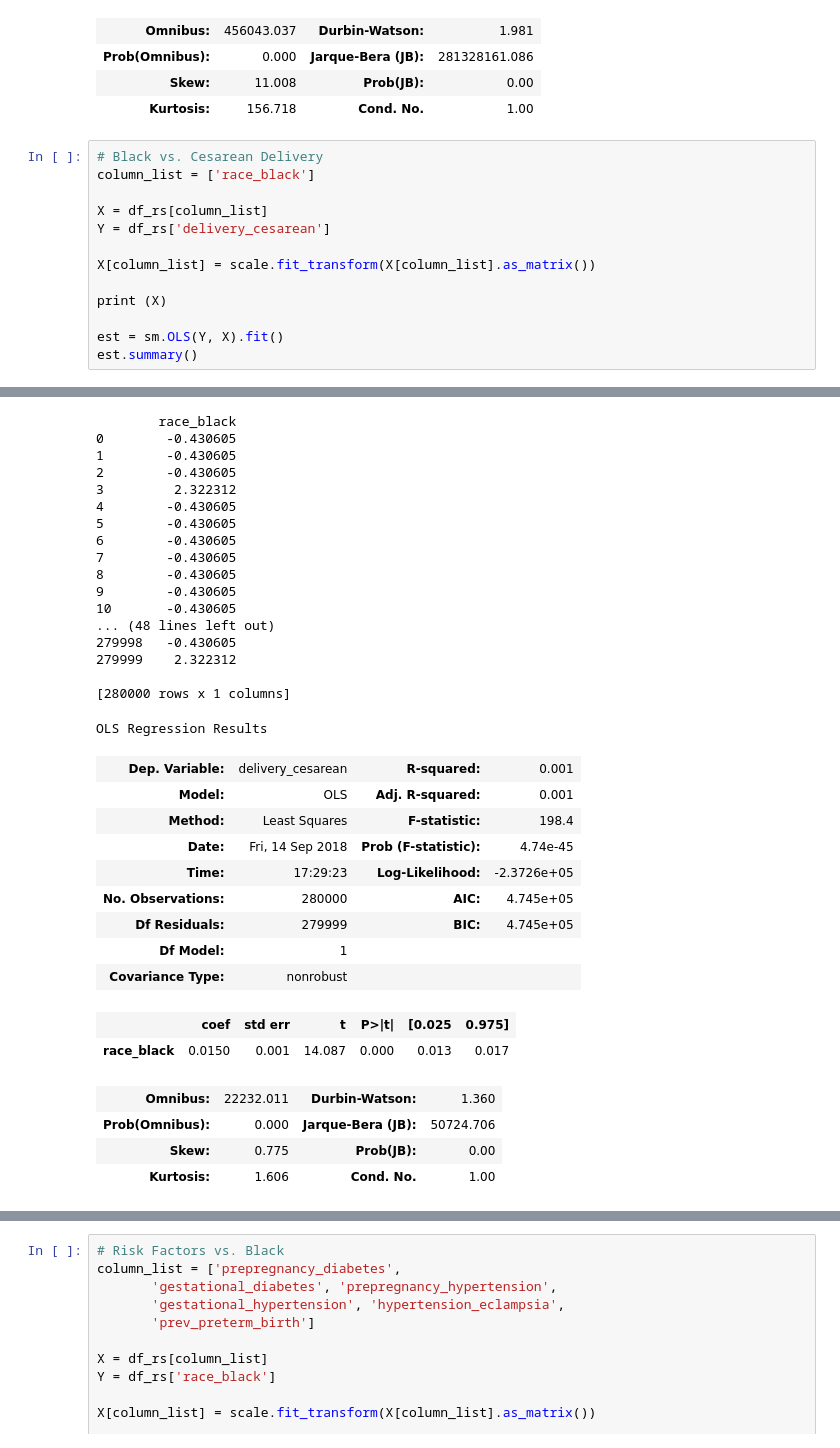
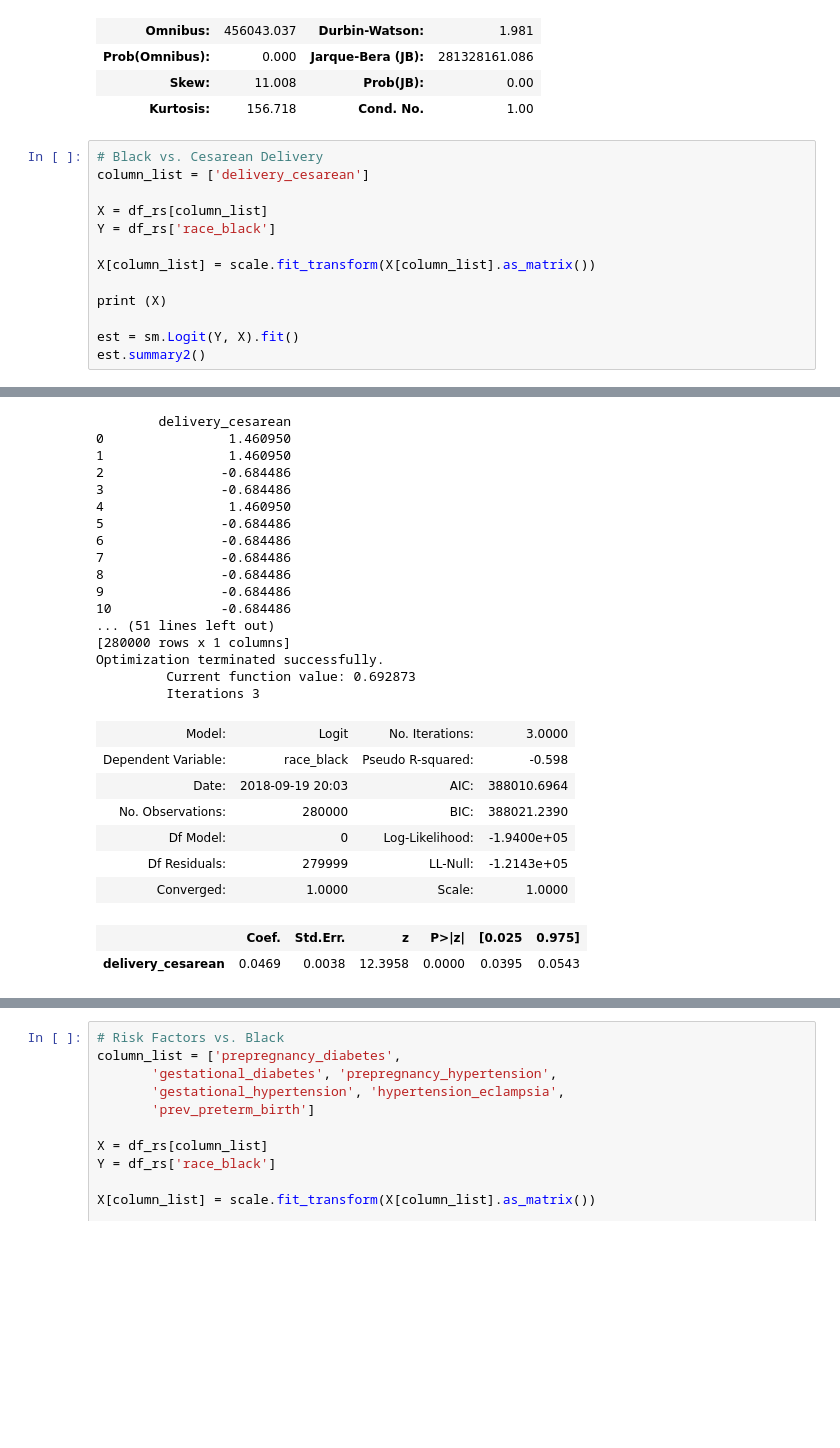
Before and after one commit to smjedael/maternal_healthcare, a Jupyter notebook: RegressionAnalysis.ipynb, the cells around one changed output, grey strips where cells are left out. Cells and saved outputs as stored; diff of their text form; blank space fills up the shorter version.

```diff
--- a/RegressionAnalysis.ipynb
+++ b/RegressionAnalysis.ipynb
@@ -1021,58 +1022,51 @@ OLS Regression Results
 | Kurtosis: | 156.718 | Cond. No. | 1.00 |
 # %%
 # Black vs. Cesarean Delivery
-column_list = ['race_black']
+column_list = ['delivery_cesarean']
 
 X = df_rs[column_list]
-Y = df_rs['delivery_cesarean']
+Y = df_rs['race_black']
 
 X[column_list] = scale.fit_transform(X[column_list].as_matrix())
 
 print (X)
 
-est = sm.OLS(Y, X).fit()
-est.summary()
+est = sm.Logit(Y, X).fit()
+est.summary2()
 # %% [output]
 A value is trying to be set on a copy of a slice from a DataFrame.
 Try using .loc[row_indexer,col_indexer] = value instead
 
 See the caveats in the documentation: http://pandas.pydata.org/pandas-docs/stable/indexing.html#indexing-view-versus-copy
   import sys
 A value is trying to be set on a copy of a slice from a DataFrame.
 Try using .loc[row_indexer,col_indexer] = value instead
 
 See the caveats in the documentation: http://pandas.pydata.org/pandas-docs/stable/indexing.html#indexing-view-versus-copy
   self.obj[item] = s
-        race_black
-0        -0.430605
-1        -0.430605
-2        -0.430605
-3         2.322312
-4        -0.430605
-5        -0.430605
-6        -0.430605
-7        -0.430605
-8        -0.430605
-9        -0.430605
-10       -0.430605
-... (48 lines left out)
-279998   -0.430605
-279999    2.322312
-
+        delivery_cesarean
+0                1.460950
+1                1.460950
+2               -0.684486
+3               -0.684486
+4                1.460950
+5               -0.684486
+6               -0.684486
+7               -0.684486
+8               -0.684486
+9               -0.684486
+10              -0.684486
+... (51 lines left out)
 [280000 rows x 1 columns]
+Optimization terminated successfully.
+         Current function value: 0.692873
+         Iterations 3
-OLS Regression Results
-| Dep. Variable: | delivery_cesarean | R-squared: | 0.001 |
-| Model: | OLS | Adj. R-squared: | 0.001 |
-| Method: | Least Squares | F-statistic: | 198.4 |
-| Date: | Fri, 14 Sep 2018 | Prob (F-statistic): | 4.74e-45 |
-| Time: | 17:29:23 | Log-Likelihood: | -2.3726e+05 |
-| No. Observations: | 280000 | AIC: | 4.745e+05 |
-| Df Residuals: | 279999 | BIC: | 4.745e+05 |
-| Df Model: | 1 |  |  |
-| Covariance Type: | nonrobust |  |  |
+| Model: | Logit | No. Iterations: | 3.0000 |
+| Dependent Variable: | race_black | Pseudo R-squared: | -0.598 |
+| Date: | 2018-09-19 20:03 | AIC: | 388010.6964 |
+| No. Observations: | 280000 | BIC: | 388021.2390 |
+| Df Model: | 0 | Log-Likelihood: | -1.9400e+05 |
+| Df Residuals: | 279999 | LL-Null: | -1.2143e+05 |
+| Converged: | 1.0000 | Scale: | 1.0000 |
-|  | coef | std err | t | P>|t| | [0.025 | 0.975] |
-| race_black | 0.0150 | 0.001 | 14.087 | 0.000 | 0.013 | 0.017 |
+|  | Coef. | Std.Err. | z | P>|z| | [0.025 | 0.975] |
+| delivery_cesarean | 0.0469 | 0.0038 | 12.3958 | 0.0000 | 0.0395 | 0.0543 |
-| Omnibus: | 22232.011 | Durbin-Watson: | 1.360 |
-| Prob(Omnibus): | 0.000 | Jarque-Bera (JB): | 50724.706 |
-| Skew: | 0.775 | Prob(JB): | 0.00 |
-| Kurtosis: | 1.606 | Cond. No. | 1.00 |
```
Also changed, not shown: parts of 3 cells of this notebook, 3 other files.
